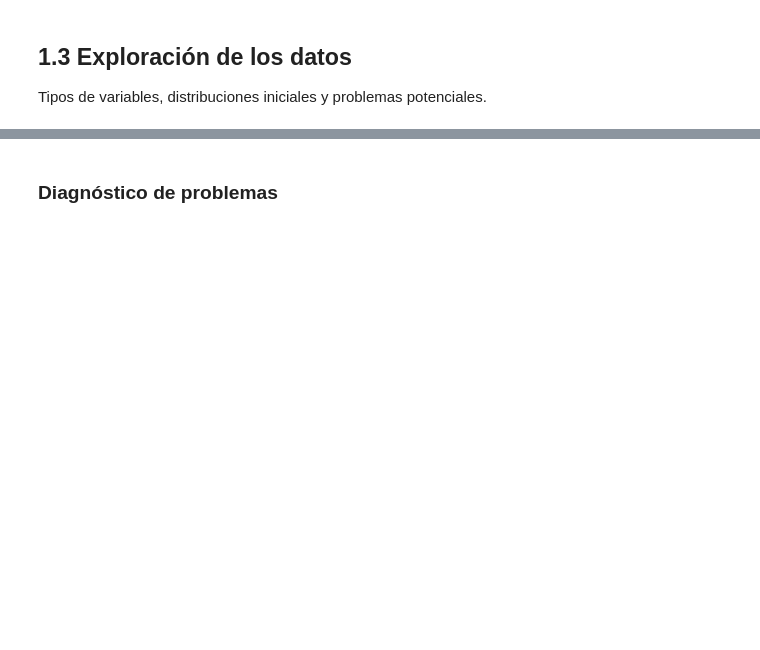
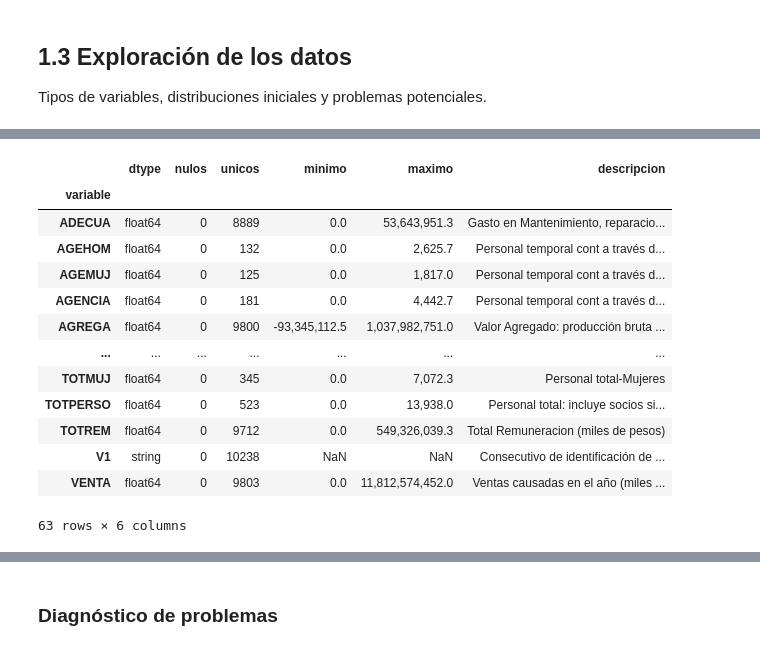
Before and after one commit to stivenmelo/analisis-eac-dane-2024, a Jupyter notebook: notebook/EAC_2024_analisis.ipynb, the cells around one changed output, grey strips where cells are left out. Saved outputs shown, nothing was run; the diff lists cells and outputs as text; code cells hidden in the pictures; blank space fills up the shorter version.

```diff
--- a/notebook/EAC_2024_analisis.ipynb
+++ b/notebook/EAC_2024_analisis.ipynb
@@ -50,4 +117,12 @@ relaciona con nuestra formación. Apoyarse en la ficha metodológica del DANE.)_
 Tipos de variables, distribuciones iniciales y problemas potenciales.
 # %%
 # C06 — Leer el diccionario de datos oficial desde el .xlsx
-# Guía: celda 06
+dic = pd.read_excel(DIC_NACIONAL, sheet_name=0, header=0)
+dic.columns = ["variable","descripcion"]
+dic = dic.dropna()
+dic["variable"] = dic["variable"].str.strip().replace({"CORRELA_9":"CORRE_9"})
+dic["descripcion"] = dic["descripcion"].str.strip()
+dic = dic[dic["variable"].isin(df.columns)]
+
+print(len(dic), "variables documentadas de", df.shape[1])
+dic.head()
@@ -54,5 +137,29 @@ Tipos de variables, distribuciones iniciales y problemas potenciales.
 # %%
 # C07 — Tabla resumen de las 63 variables
-# Guía: celda 07
+resumen = pd.DataFrame({
+    "dtype": df.dtypes.astype(str),
+    "nulos": df.isna().sum(),
+    "unicos": df.nunique(),
+    "minimo": df.min(numeric_only=True),
+    "maximo": df.max(numeric_only=True)
+}).join(dic.set_index("variable")["descripcion"])
+
+resumen.index.name = "variable"
+resumen
+# %% [output]
+|  | dtype | nulos | unicos | minimo | maximo | descripcion |
+| variable |  |  |  |  |  |  |
+| ADECUA | float64 | 0 | 8889 | 0.0 | 53,643,951.3 | Gasto en Mantenimiento, reparacio... |
+| AGEHOM | float64 | 0 | 132 | 0.0 | 2,625.7 | Personal temporal cont a través d... |
+| AGEMUJ | float64 | 0 | 125 | 0.0 | 1,817.0 | Personal temporal cont a través d... |
+| AGENCIA | float64 | 0 | 181 | 0.0 | 4,442.7 | Personal temporal cont a través d... |
+| AGREGA | float64 | 0 | 9800 | -93,345,112.5 | 1,037,982,751.0 | Valor Agregado: producción bruta ... |
+| ... | ... | ... | ... | ... | ... | ... |
+| TOTMUJ | float64 | 0 | 345 | 0.0 | 7,072.3 | Personal total-Mujeres |
+| TOTPERSO | float64 | 0 | 523 | 0.0 | 13,938.0 | Personal total: incluye socios si... |
+| TOTREM | float64 | 0 | 9712 | 0.0 | 549,326,039.3 | Total Remuneracion (miles de pesos) |
+| V1 | string | 0 | 10238 | NaN | NaN | Consecutivo de identificación de ... |
+| VENTA | float64 | 0 | 9803 | 0.0 | 11,812,574,452.0 | Ventas causadas en el año (miles ... |
+63 rows × 6 columns
 # %%
 # C08 — Estadísticos descriptivos de las variables numéricas
```
Also changed, not shown: parts of 30 cells of this notebook, 1 other file.
